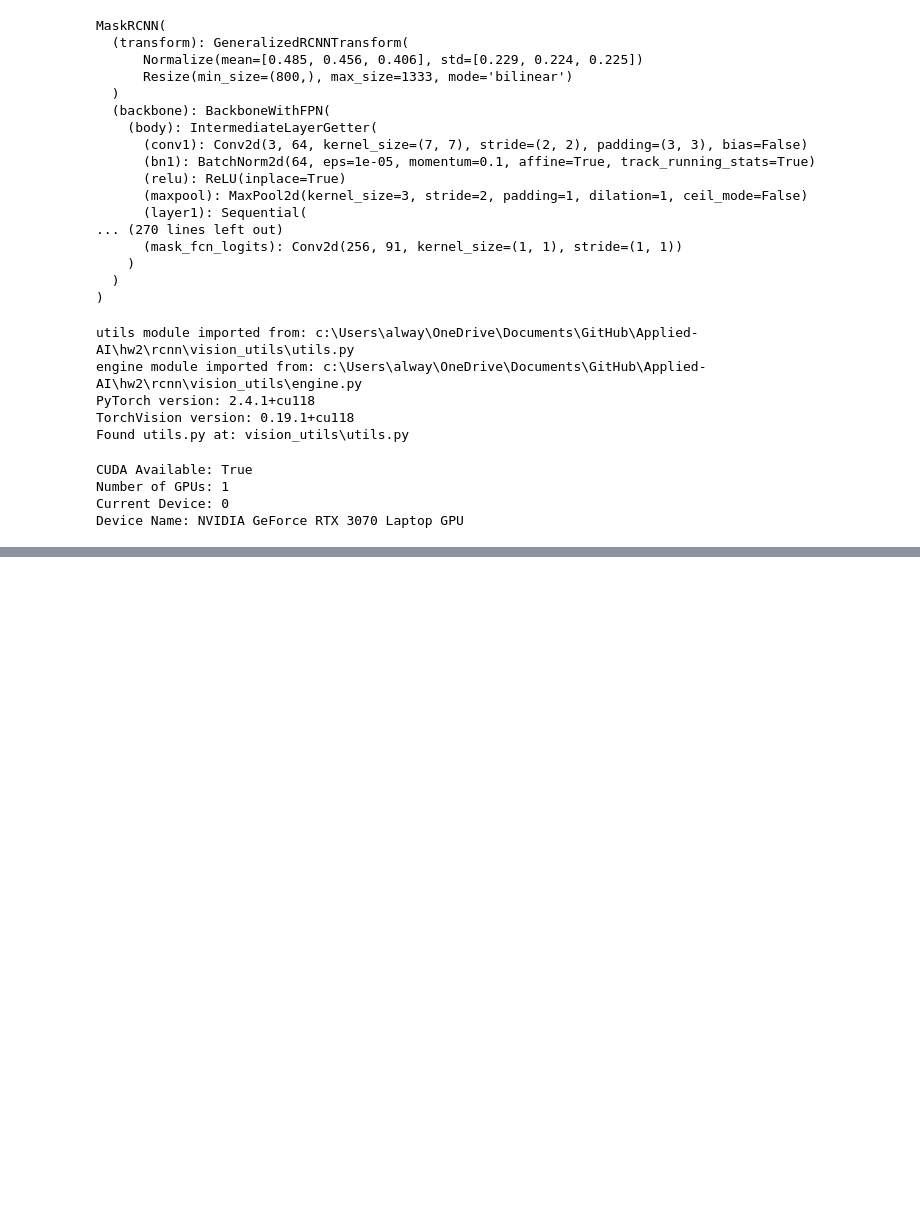
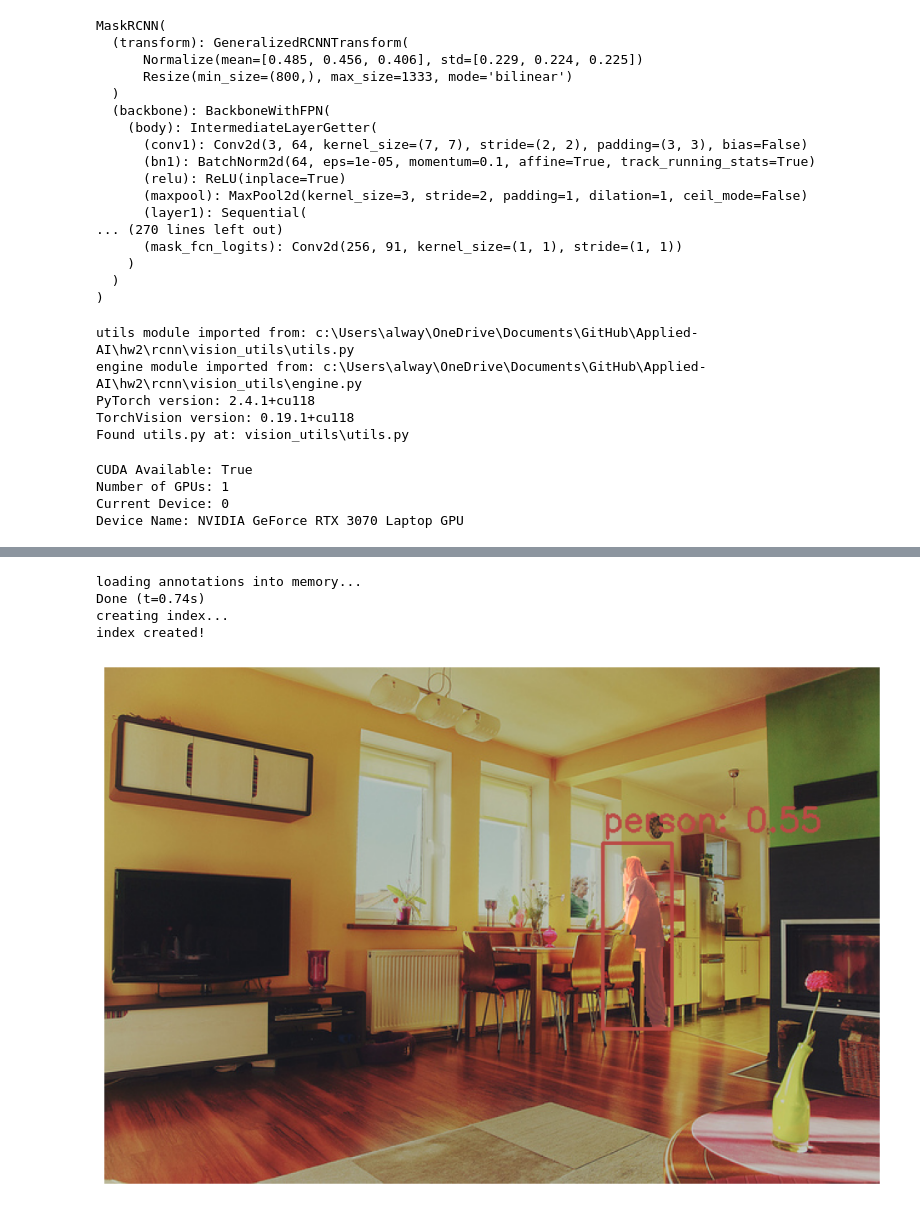
Before and after one commit to DavidN0809/Applied-AI, a Jupyter notebook: hw2/rcnn/rcnn.ipynb, the cells around one changed output, grey strips where cells are left out. Drawn from its saved outputs; the diff is of its cells as text; code cells hidden in the pictures; blank space fills up the shorter version.

```diff
--- a/hw2/rcnn/rcnn.ipynb
+++ b/hw2/rcnn/rcnn.ipynb
@@ -303,6 +344,4 @@ for epoch in range(num_epochs):
     train_one_epoch(model, optimizer, data_loader, device, epoch, print_freq=100)
     # Update the learning rate
     lr_scheduler.step()
-    # Evaluate on the test dataset
-    evaluate(model, data_loader_test, device=device)
 # %% [output]
@@ -313,0 +403,64 @@ print("Model saved as mask_rcnn_coco.pth")
+# %%
+import matplotlib.pyplot as plt
+import numpy as np
+import cv2
+from pycocotools.coco import COCO
+
+# Convert the tensor image to a NumPy array and transpose dimensions
+img_np = img.cpu().numpy().transpose((1, 2, 0))
+
+# Denormalize the image if necessary (assuming images are in [0,1] range)
+img_np = (img_np * 255).astype(np.uint8)
+
+# Load COCO categories for label mapping
+coco = COCO(val_ann_file)  # Use your validation annotations file
+cats = coco.loadCats(coco.getCatIds())
+labels_map = {cat['id']: cat['name'] for cat in cats}
+
+# Set a score threshold
+score_threshold = 0.5
+
+# Copy the image to draw on
+img_result = img_np.copy()
+
+# Overlay masks and bounding boxes
+for idx, score in enumerate(pred_scores):
+    if score > score_threshold:
+        # Get the mask
+        mask = pred_masks[idx, 0]
+        mask = mask > 0.5  # Binarize the mask
+
+        # Generate a random color
+        color = np.random.randint(0, 255, size=3, dtype=np.uint8)
+
+        # Create a colored mask
+        colored_mask = np.zeros_like(img_np, dtype=np.uint8)
+        for c in range(3):
+            colored_mask[:, :, c] = mask * color[c]
+
+        # Overlay the mask on the image
+        img_result = cv2.addWeighted(img_result, 1.0, colored_mask, 0.5, 0)
+
+        # Get the bounding box
+        box = pred_boxes[idx]
+        # Draw the bounding box
+        cv2.rectangle(img_result, (int(box[0]), int(box[1])), (int(box[2]), int(box[3])), color.tolist(), 2)
+
+        # Get the label name
+        label_id = pred_labels[idx]
+        label_name = labels_map.get(label_id, f'ID {label_id}')
+        # Put the label text above the bounding box
+        cv2.putText(img_result, f"{label_name}: {score:.2f}", (int(box[0]), int(box[1]) - 10),
+                    cv2.FONT_HERSHEY_SIMPLEX, 0.9, color.tolist(), 2)
+
+# Display the final image
+plt.figure(figsize=(12, 12))
+plt.imshow(img_result)
+plt.axis('off')
+plt.show()
+# %% [output]
+loading annotations into memory...
+Done (t=0.74s)
+creating index...
+index created!
+[figure, added]
```
Also changed, not shown: parts of 7 cells of this notebook, 2 other files.
